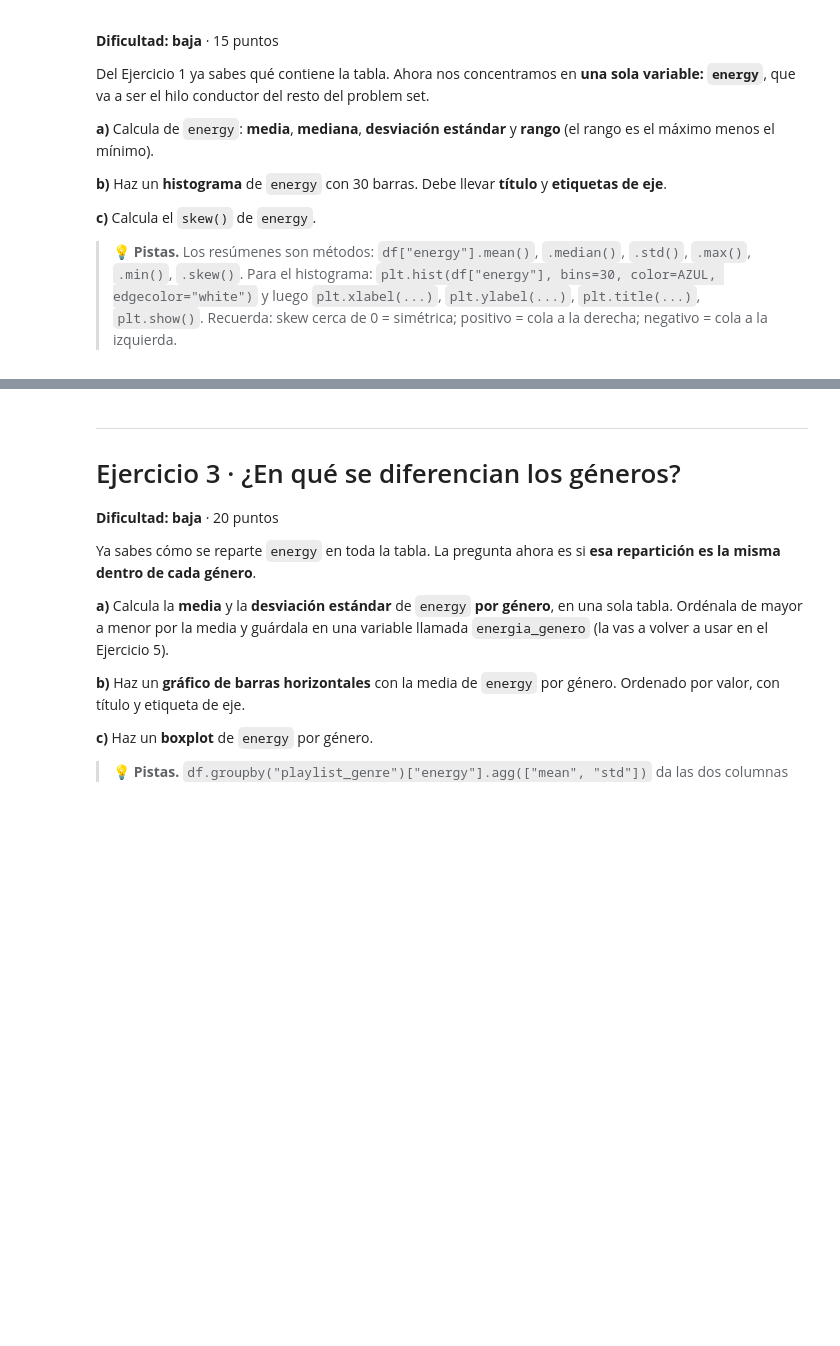
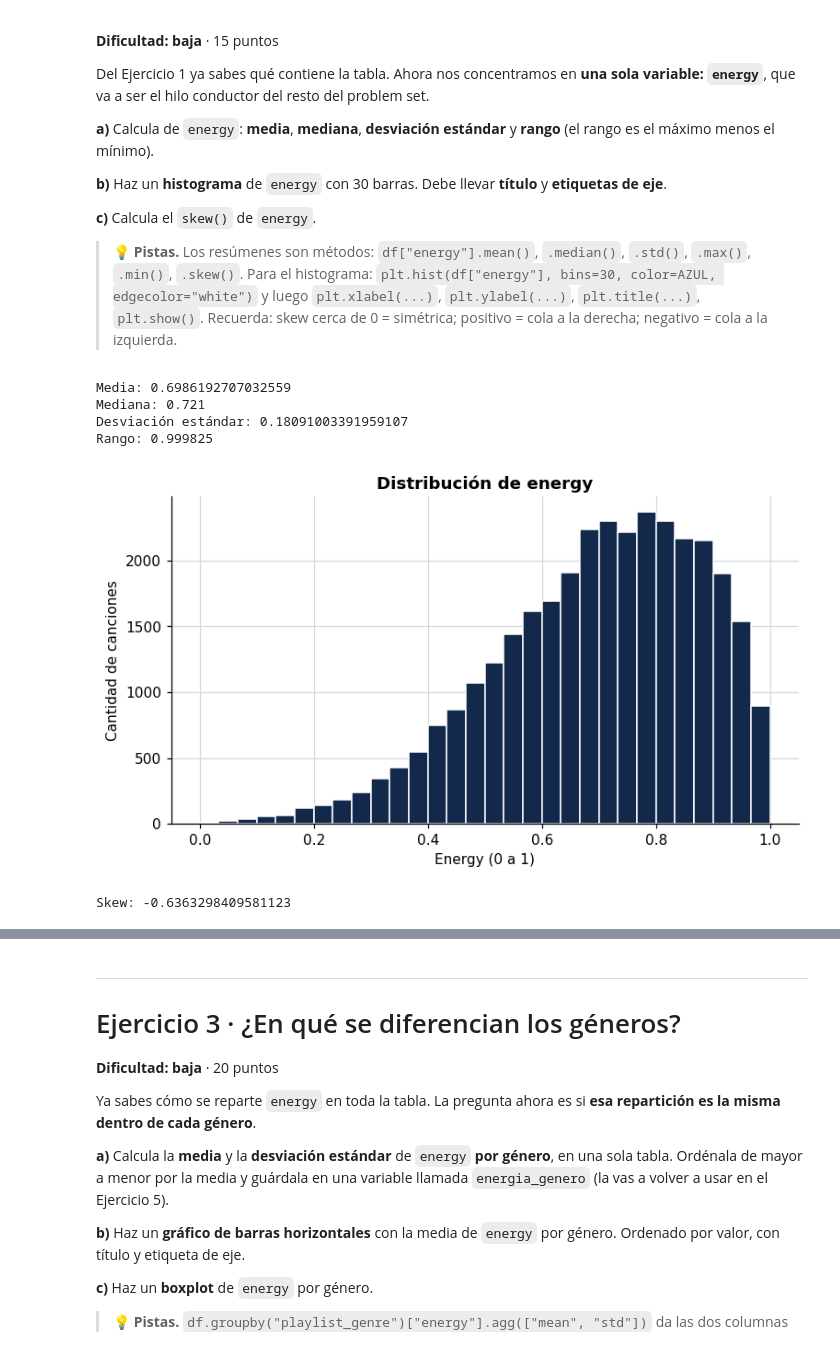
Before and after one commit to Yisus1805/S100-Analitica-Datos-JesusGonzalez, a Jupyter notebook: S100_PS1_Gonzalez.ipynb, the cells around one changed output, grey strips where cells are left out. Cells and saved outputs as stored; diff of their text form; code cells hidden in the pictures; blank space fills up the shorter version.

Commit message:
Completo ejercicio 2 analisis de energy

```diff
--- a/S100_PS1_Gonzalez.ipynb
+++ b/S100_PS1_Gonzalez.ipynb
@@ -182,12 +182,36 @@ Del Ejercicio 1 ya sabes qué contiene la tabla. Ahora nos concentramos en **una
 > Recuerda: skew cerca de 0 = simétrica; positivo = cola a la derecha; negativo = cola a la izquierda.
 # %%
 # a) Media, mediana, desviación estándar y rango de energy
+media = df["energy"].mean()
+mediana = df["energy"].median()
+desviacion = df["energy"].std()
+rango = df["energy"].max() - df["energy"].min()
+
+print("Media:", media)
+print("Mediana:", mediana)
+print("Desviación estándar:", desviacion)
+print("Rango:", rango)
 
 
 # b) Histograma
 
+plt.hist(df["energy"], bins=30, color=AZUL, edgecolor="white")
+plt.xlabel("Energy (0 a 1)")
+plt.ylabel("Cantidad de canciones")
+plt.title("Distribución de energy")
+plt.show()
+
 
 # c) Asimetría
+asimetria = df["energy"].skew()
+print("Skew:", asimetria)
+# %% [output]
+Media: 0.6986192707032559
+Mediana: 0.721
+Desviación estándar: 0.18091003391959107
+Rango: 0.999825
+[figure, added]
+Skew: -0.6363298409581123
 # %% [markdown]
 ### 📝 Tu respuesta — Ejercicio 2
 
```
Also changed, not shown: parts of 1 cell of this notebook.
